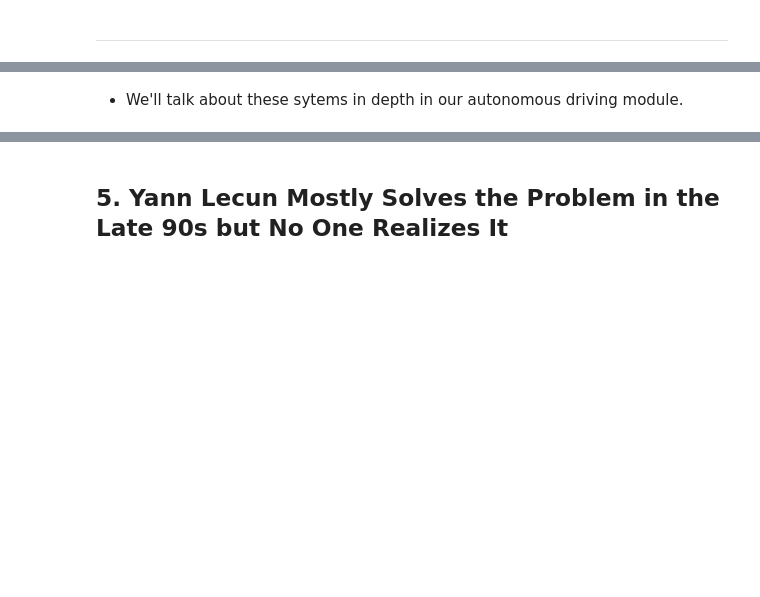
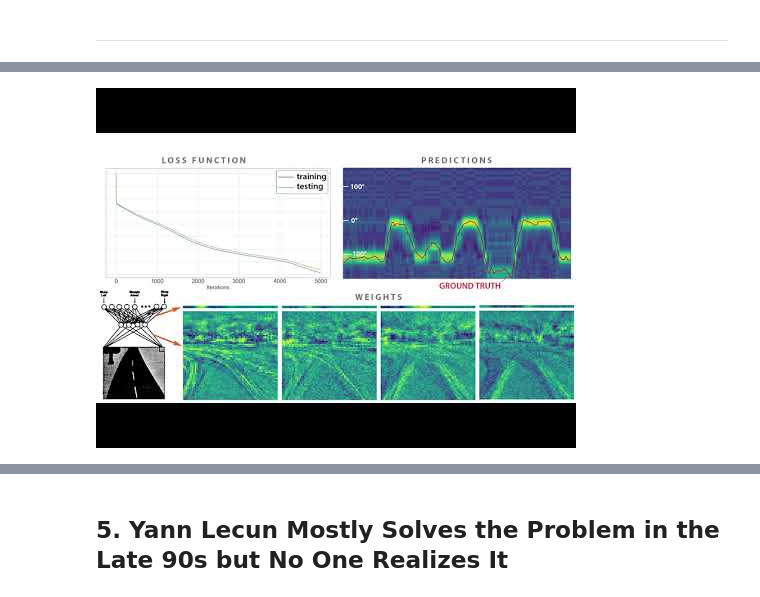
Before and after one commit to stephencwelch/dl-workshop, a Jupyter notebook: history_of_neural_networks/A Brief History of Neural Networks.ipynb, the cells around one changed output, grey strips where cells are left out. Cells and saved outputs as stored; diff of their text form; code cells hidden in the pictures; blank space fills up the shorter version.

```diff
--- a/history_of_neural_networks/A Brief History of Neural Networks.ipynb
+++ b/history_of_neural_networks/A Brief History of Neural Networks.ipynb
@@ -663,2 +655,5 @@ for i in range(iterations):
-# %% [markdown]
-- We'll talk about these sytems in depth in our autonomous driving module.
+# %%
+from IPython.display import YouTubeVideo
+YouTubeVideo('viCZNZvcT2g', width = 1280, height=720)
+# %% [output]
+[figure, added]
```
Also changed, not shown: parts of 10 cells of this notebook, 1 other file.
